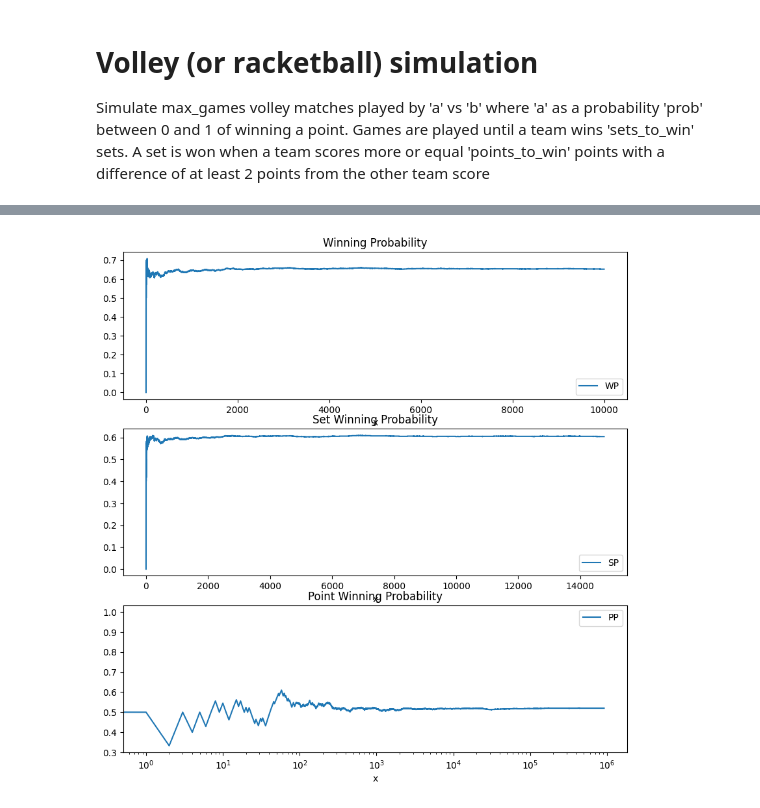
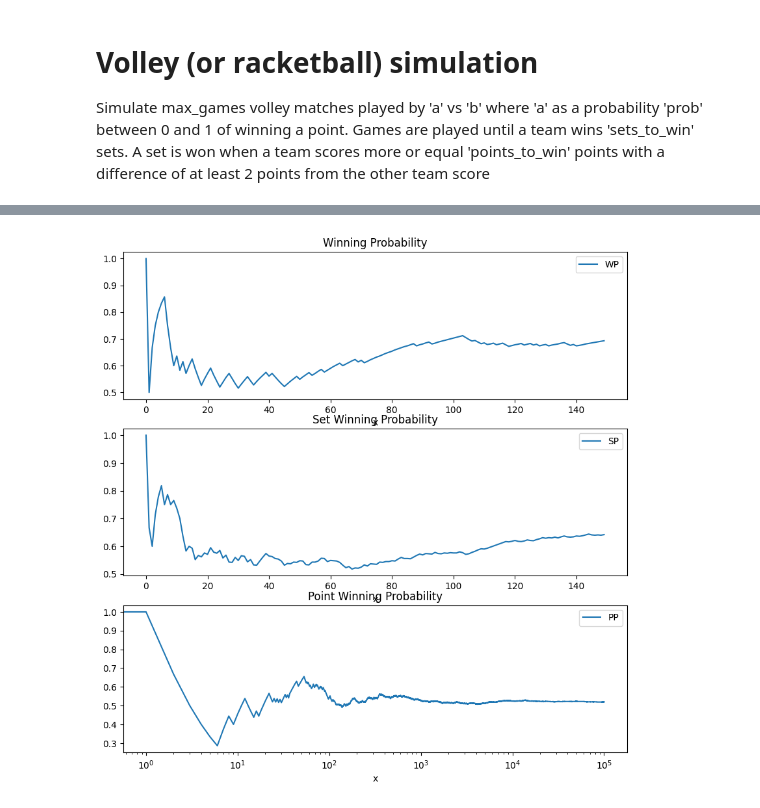
Before and after one commit to lucabol/sportsim, a Jupyter notebook: volley.ipynb, the cells around one changed output, grey strips where cells are left out. Cells and saved outputs as stored; diff of their text form; code cells hidden in the pictures.

Commit message:
Plot subset of points

```diff
--- a/volley.ipynb
+++ b/volley.ipynb
@@ -65,13 +65,21 @@ data_io = StringIO(cap.stdout)
 df = pd.read_csv(data_io, sep='\t')
 
 # Create a dataset containing just rows where Flag is 2
+dfp = df[df['F'] == 1]
 dfs = df[df['F'] == 2]
 dfw = df[df['F'] == 3]
 
+# Plot first N, N1 rows
+N = 150
+N1 = int(10e4)
+dfw = dfw.head(N)
+dfs = dfs.head(N)
+dfp = dfp.head(N1)
+
 # Create an increasing integer sequence for x-values
-dfw['x'] = range(0, len(dfw))
-dfs['x'] = range(0, len(dfs))
-df['x']  = range(0, len(df))
+dfw['x'] = range(0, N)
+dfs['x'] = range(0, N)
+dfp['x']  = range(0, N1)
 
 print(df[['WP', 'SP', 'PP']].tail(1))
 
@@ -83,5 +91,5 @@ fig, ax = plt.subplots(3, 1, figsize=(10, 10))
 dfw.plot(x='x', y='WP', ax=ax[0], title='Winning Probability');
 dfs.plot(x='x', y='SP', ax=ax[1], title='Set Winning Probability');
 ax[2].set_xscale('log')
-df.plot(x='x', y='PP', ax=ax[2], title='Point Winning Probability');
+dfp.plot(x='x', y='PP', ax=ax[2], title='Point Winning Probability');
 # %% [output]
@@ -90 +98 @@ df.plot(x='x', y='PP', ax=ax[2], title='Point Winning Probability');
-[figure, old version]
+[figure, new version]
```
Also changed, not shown: parts of 1 cell of this notebook, 1 other file.
